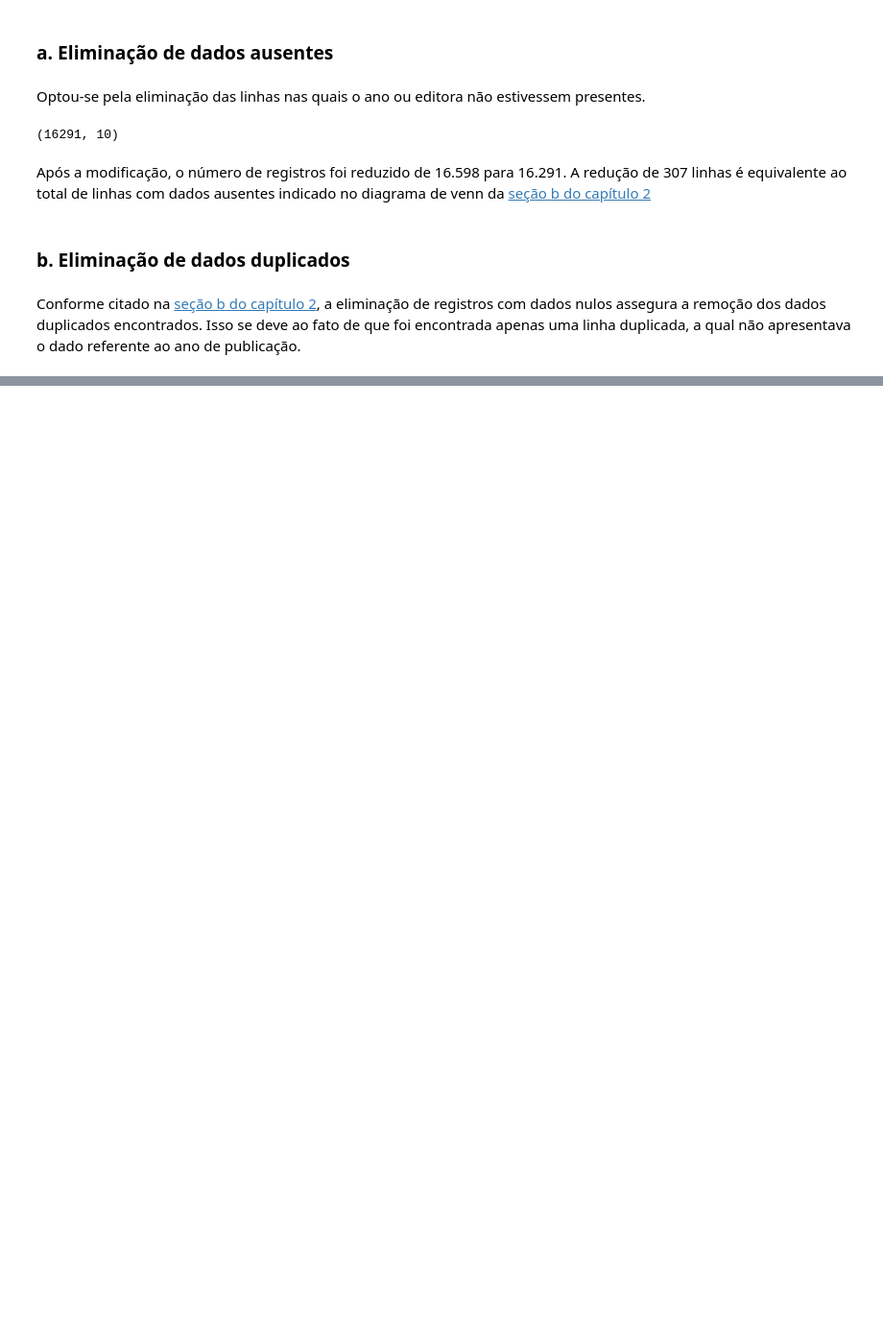
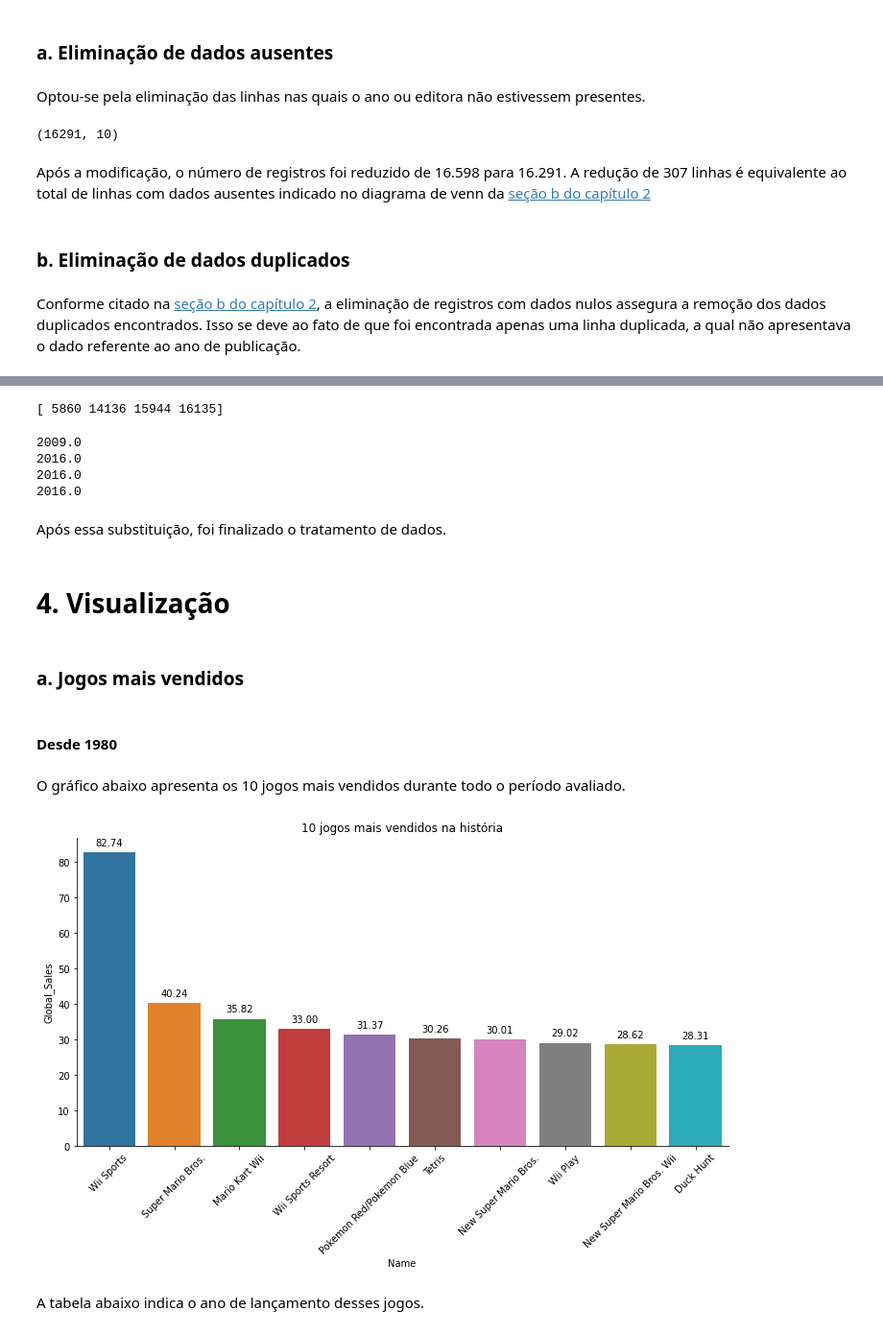
Before and after one commit to thiagorlopes/desafio-data-analyst, a Jupyter notebook: selling-games.ipynb, the cells around one changed output, grey strips where cells are left out. Shown at 96% size. Saved outputs shown, nothing was run; the diff lists cells and outputs as text; code cells hidden in the pictures; blank space fills up the shorter version.

```diff
--- a/selling-games.ipynb
+++ b/selling-games.ipynb
@@ -362,0 +377,46 @@ ___
+# %%
+# O array indica os índices desejados em ordem crescente
+rows = df[df['Year'] >= 2017].index.to_numpy()
+print(rows)
+# %% [output]
+[ 5860 14136 15944 16135]
+# %%
+# Anos reais de publicação, dispostos na mesma ordem do array anterior
+correct_years = [2009, 2016, 2016, 2016]
+# %%
+for i, index in enumerate(rows):
+    df.loc[index, 'Year'] = correct_years[i]
+    print(df['Year'][index])
+# %% [output]
+2009.0
+2016.0
+2016.0
+2016.0
+# %% [markdown]
+Após essa substituição, foi finalizado o tratamento de dados.
+# %% [markdown]
+# 4. Visualização <a id="visualization"></a>
+# %% [markdown]
+### a. Jogos mais vendidos <a id="top_sales"></a>
+# %% [markdown]
+#### Desde 1980
+# %% [markdown]
+O gráfico abaixo apresenta os 10 jogos mais vendidos durante todo o período avaliado.
+# %%
+x = 'Name'
+y = 'Global_Sales'
+
+total_sales = df[[x, y]].groupby('Name').agg(['sum'])
+
+top10 = helpers.extract_top(df, 10, y)
+
+g = helpers.plot_bars(top10, x, y)
+helpers.annotate_bars(g)
+
+plt.xticks(rotation=45)
+plt.title("10 jogos mais vendidos na história")
+plt.show()
+# %% [output]
+[figure, added]
+# %% [markdown]
+A tabela abaixo indica o ano de lançamento desses jogos.
```
Also changed, not shown: parts of 83 cells of this notebook, 1 other file.
